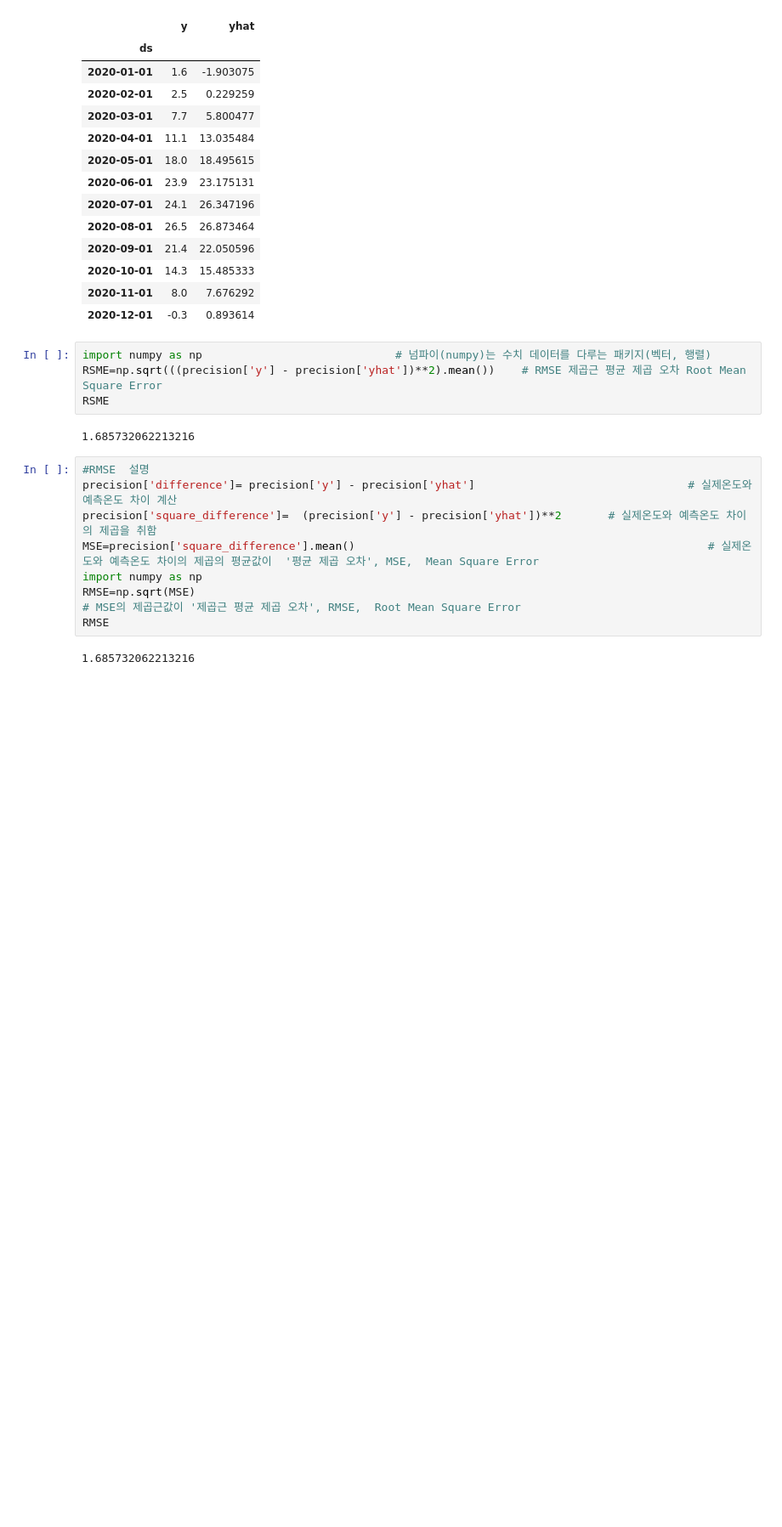
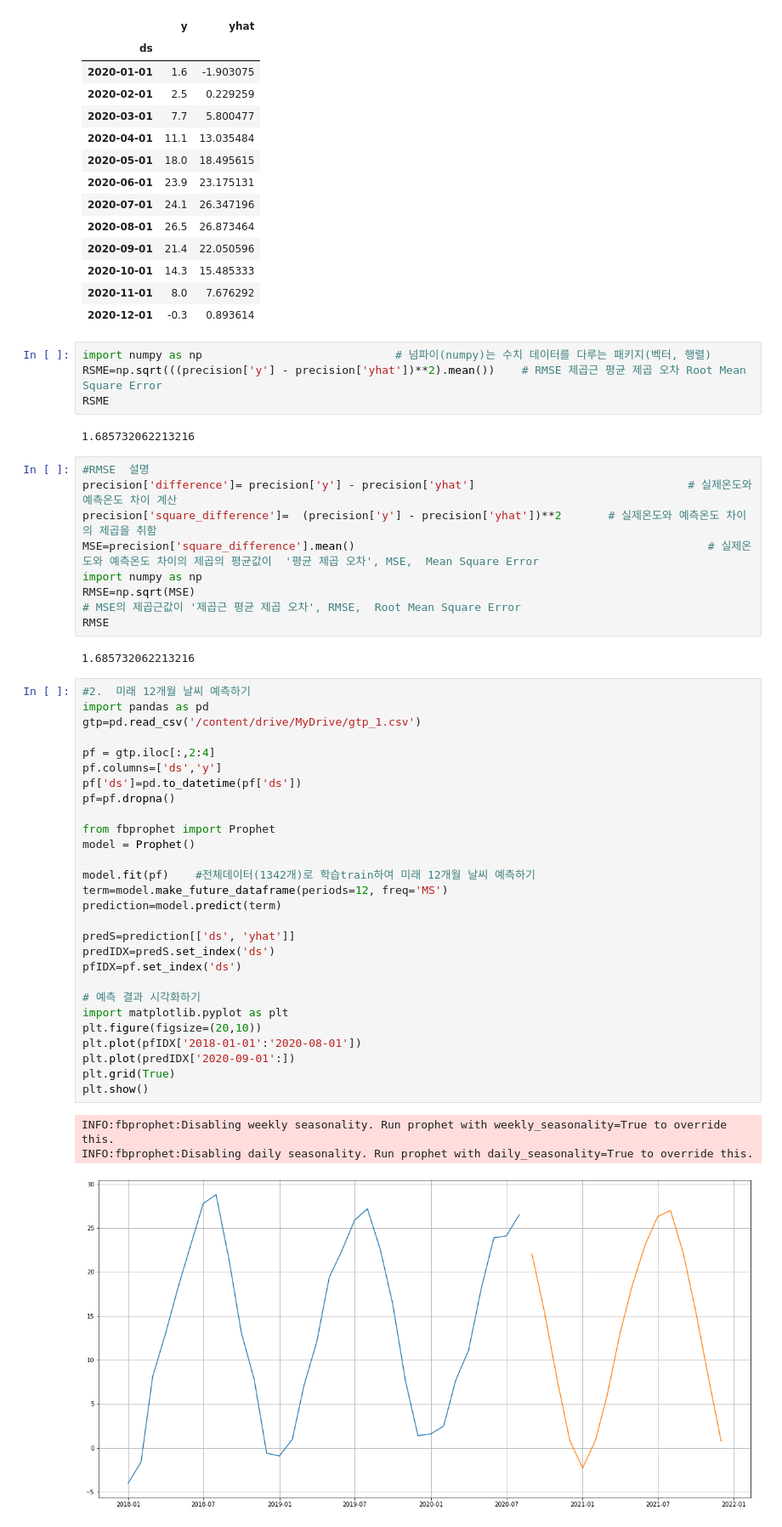
Before and after one commit to koreabao/public_data, a Jupyter notebook: 정확도2.ipynb, the cells around one changed output. Shown at 85% size. Saved outputs shown, nothing was run; the diff lists cells and outputs as text; blank space fills up the shorter version.

```diff
--- a/정확도2.ipynb
+++ b/정확도2.ipynb
@@ -153,3 +153,35 @@ RMSE=np.sqrt(MSE)
 RMSE
 # %% [output]
 1.685732062213216
+# %%
+#2.  미래 12개월 날씨 예측하기
+import pandas as pd
+gtp=pd.read_csv('/content/drive/MyDrive/gtp_1.csv')
+
+pf = gtp.iloc[:,2:4]
+pf.columns=['ds','y']
+pf['ds']=pd.to_datetime(pf['ds'])
+pf=pf.dropna()
+
+from fbprophet import Prophet
+model = Prophet()
+
+model.fit(pf)    #전체데이터(1342개)로 학습train하여 미래 12개월 날씨 예측하기
+term=model.make_future_dataframe(periods=12, freq='MS')
+prediction=model.predict(term)
+
+predS=prediction[['ds', 'yhat']]
+predIDX=predS.set_index('ds')
+pfIDX=pf.set_index('ds')
+
+# 예측 결과 시각화하기
+import matplotlib.pyplot as plt
+plt.figure(figsize=(20,10))
+plt.plot(pfIDX['2018-01-01':'2020-08-01'])
+plt.plot(predIDX['2020-09-01':])
+plt.grid(True)
+plt.show()
+# %% [output]
+INFO:fbprophet:Disabling weekly seasonality. Run prophet with weekly_seasonality=True to override this.
+INFO:fbprophet:Disabling daily seasonality. Run prophet with daily_seasonality=True to override this.
+[figure, added]
```
